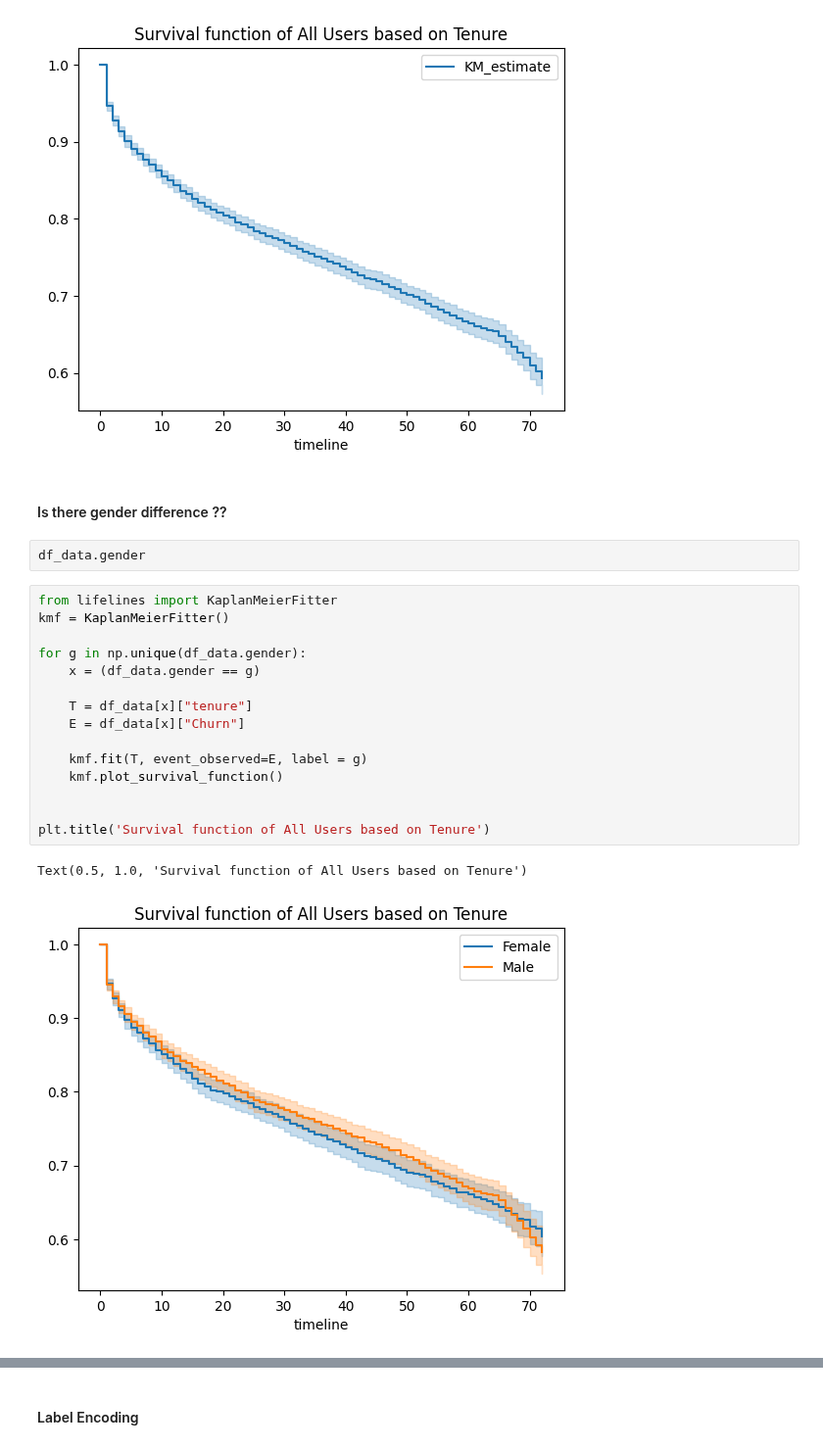
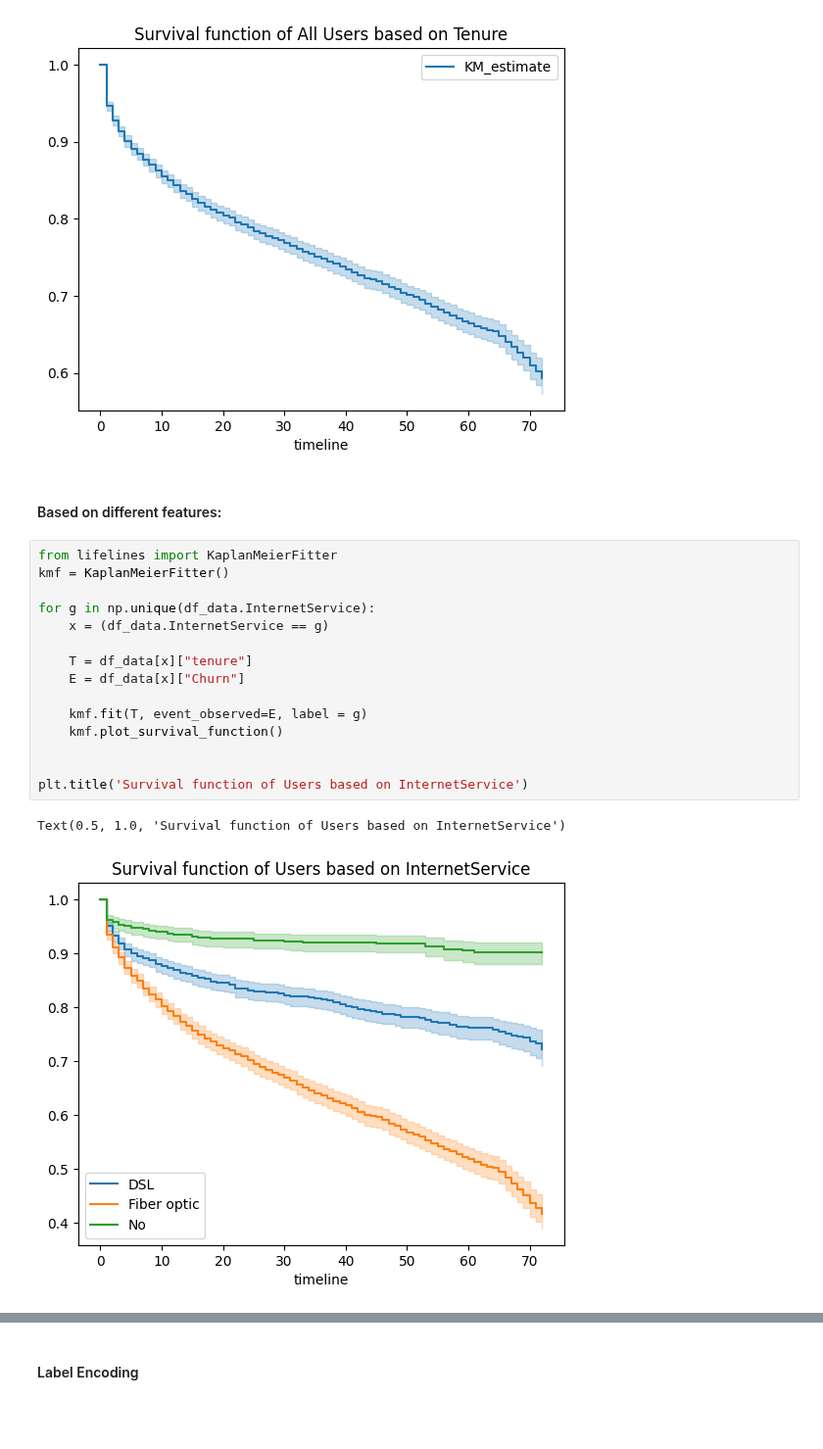
Before and after one commit to elmondhir/customer-segmentation-tuto, a Jupyter notebook: churn_prediction.ipynb, the cells around one changed output, grey strips where cells are left out. Shown at 98% size. Saved outputs shown, nothing was run; the diff lists cells and outputs as text; blank space fills up the shorter version.

```diff
--- a/churn_prediction.ipynb
+++ b/churn_prediction.ipynb
@@ -98,25 +98,23 @@ plt.title('Survival function of All Users based on Tenure')
 # %% [output]
 Text(0.5, 1.0, 'Survival function of All Users based on Tenure')
 [figure]
-# %% [markdown]
-#### Is there gender difference ??
-# %%
-df_data.gender
+# %% [markdown]
+#### Based on different features:
 # %%
 from lifelines import KaplanMeierFitter
 kmf = KaplanMeierFitter()
 
-for g in np.unique(df_data.gender):
-    x = (df_data.gender == g)
+for g in np.unique(df_data.InternetService):
+    x = (df_data.InternetService == g)
 
     T = df_data[x]["tenure"]
     E = df_data[x]["Churn"]
 
     kmf.fit(T, event_observed=E, label = g)
     kmf.plot_survival_function()
 
 
-plt.title('Survival function of All Users based on Tenure')
+plt.title('Survival function of Users based on InternetService')
 # %% [output]
-Text(0.5, 1.0, 'Survival function of All Users based on Tenure')
+Text(0.5, 1.0, 'Survival function of Users based on InternetService')
-[figure, old version]
+[figure, new version]
```
Also changed, not shown: parts of 1 cell of this notebook.
